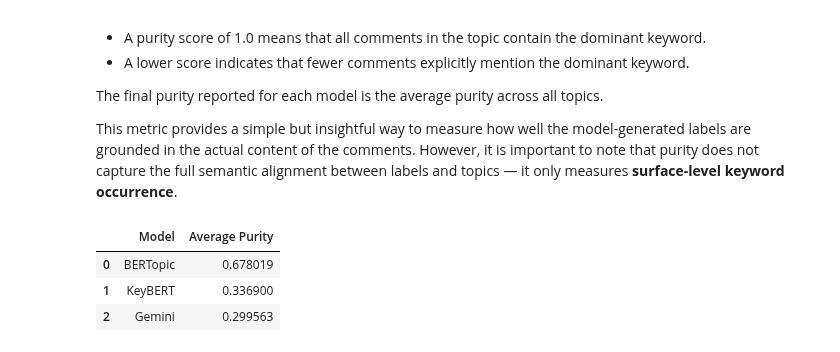
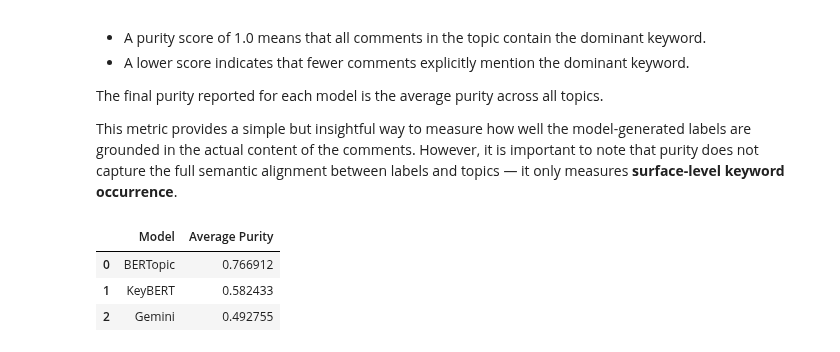
Before and after one commit to yoav0gal/SM-insights, a Jupyter notebook: Notebooks/Labeling/Label.ipynb, the cells around one changed output. Saved outputs shown, nothing was run; the diff lists cells and outputs as text; code cells hidden in the pictures.

Commit message:
fixes to labeling notebook

```diff
--- a/Notebooks/Labeling/Label.ipynb
+++ b/Notebooks/Labeling/Label.ipynb
@@ -89,12 +100,14 @@ The process consists of the following steps:
      1. **Cluster Purity** (`compute_cluster_purity`): Measures how well the assigned labels capture the internal consistency of each cluster.
      2. **Label Stability** (`compute_label_stability`): Evaluates the robustness of labels when the data or clustering slightly changes.
      3. **Gemini-based Rating**: Uses Google Gemini to provide an external qualitative assessment of the labels, scoring each method from 1 to 100 based on clarity, relevance, and descriptiveness.
+# %%
+vectorizer = CountVectorizer(stop_words="english", ngram_range=(1, 3), min_df=5)
 # %% [markdown]
 ## Clustering
 # %%
 # BERTopic Clustering ---
 embedding_model = SentenceTransformer("all-MiniLM-L6-v2")
-topic_model = BERTopic(embedding_model=embedding_model)
+topic_model = BERTopic(embedding_model=embedding_model, vectorizer_model=vectorizer)
 topics, probs = topic_model.fit_transform(texts)
 # %% [markdown]
 ## Labeling
@@ -404,42 +460,48 @@ The final purity reported for each model is the average purity across all topics
 
 This metric provides a simple but insightful way to measure how well the model-generated labels are grounded in the actual content of the comments. However, it is important to note that purity does not capture the full semantic alignment between labels and topics — it only measures **surface-level keyword occurrence**.
 # %%
-def compute_cluster_purity(texts, topics, labels_dict):
+def tokenize(text: str) -> set:
+    return set(re.findall(r'\w+', text.lower()))
+
+
+def compute_cluster_purity(
+    texts: Sequence[str],
+    topics: Sequence[int],
+    labels_dict: Dict[str, Dict[int, List[str]]],
+    ) -> pd.DataFrame:
     purities = []
 
     for model_name, model_labels in labels_dict.items():
         model_purities = []
 
-        for topic_id in model_labels.keys():
-            keywords = model_labels[topic_id]
-            if len(keywords) == 0:
-                purity = 0
-            else:
-                texts_in_topic = [text for text, t in zip(texts, topics) if t == topic_id]
+        for topic_id, keywords in model_labels.items():
+            texts_in_topic = [text for text, t in zip(texts, topics) if t == topic_id]
 
-                if len(texts_in_topic) == 0:
-                    purity = 0
-                else:
-                    keyword_counts = pd.Series(keywords).value_counts()
-                    dominant_keyword = keyword_counts.idxmax()
+            if not texts_in_topic or not keywords:
+                model_purities.append(0.0)
+                continue
 
-                    match_count = sum(1 for text in texts_in_topic if dominant_keyword.lower() in text.lower())
-                    purity = match_count / len(texts_in_topic)
+            match_count = 0
 
+            match_count = sum(
+                    1 for text in texts_in_topic
+                    if any(tokenize(kw) & tokenize(text) for kw in keywords)
+                )
+
+            purity = match_count / len(texts_in_topic)
             model_purities.append(purity)
 
-        avg_purity = np.mean(model_purities)
         purities.append({
             "Model": model_name,
-            "Average Purity": avg_purity
+            "Average Purity": np.mean(model_purities)
         })
 
     return pd.DataFrame(purities)
 
 purity_df = compute_cluster_purity(texts, topics, labels_dict)
 display(purity_df)
 # %% [output]
 |  | Model | Average Purity |
-| 0 | BERTopic | 0.678019 |
-| 1 | KeyBERT | 0.336900 |
-| 2 | Gemini | 0.299563 |
+| 0 | BERTopic | 0.766912 |
+| 1 | KeyBERT | 0.582433 |
+| 2 | Gemini | 0.492755 |
```
Also changed, not shown: parts of 22 cells of this notebook, 1 other file.
